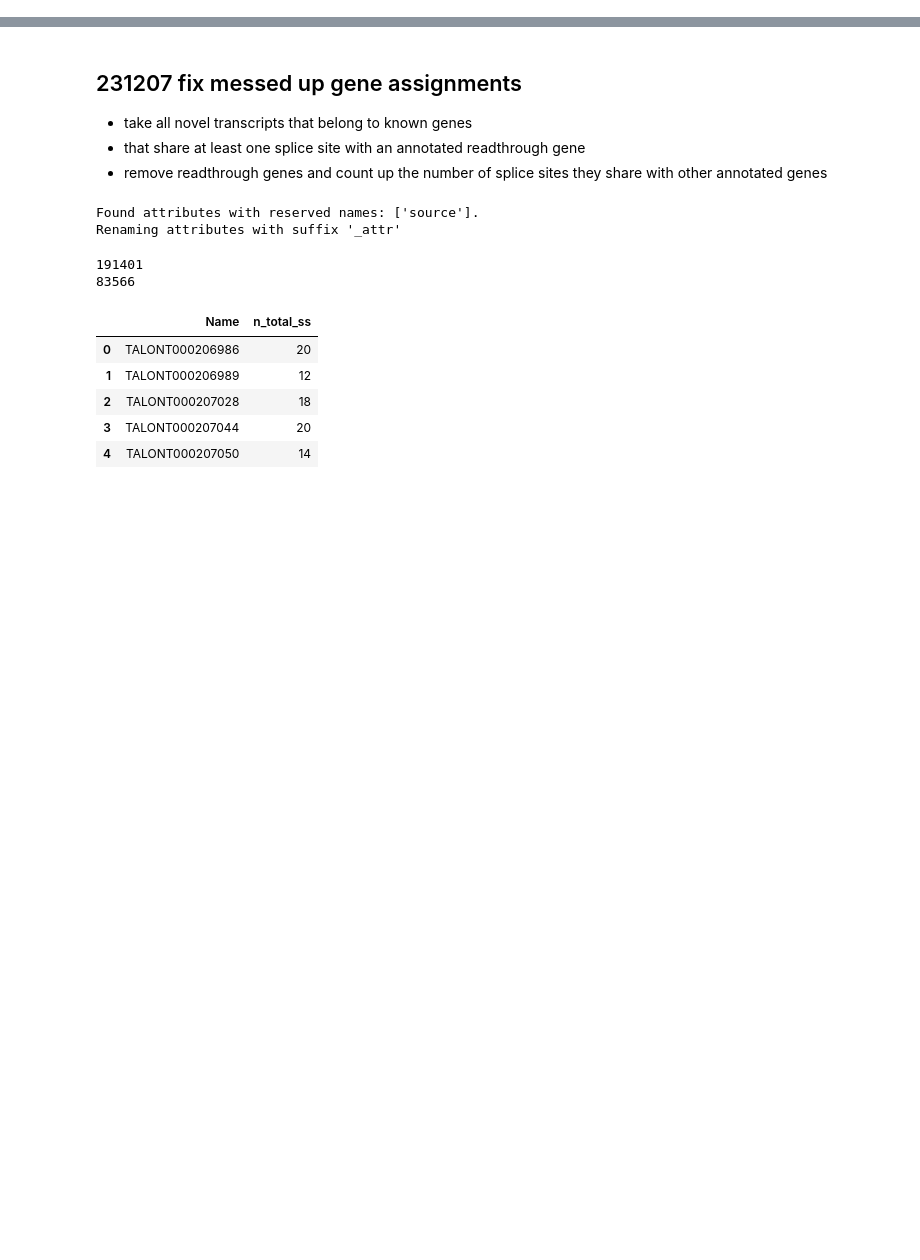
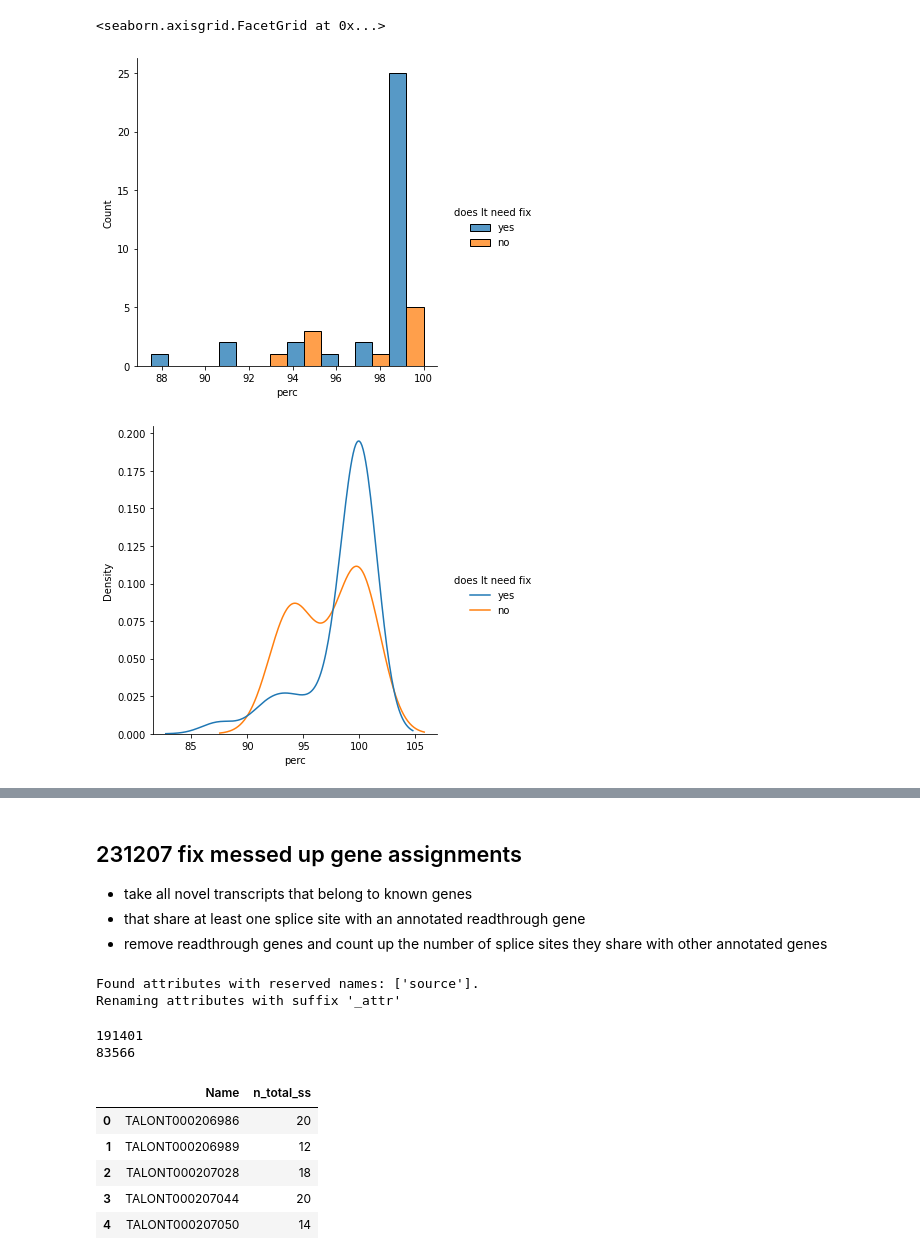
Before and after one commit to fairliereese/paper_rnawg, a Jupyter notebook: figures_revisions/revisions/fix_fusion_gene_assignments.ipynb, the cells around one changed output, grey strips where cells are left out. Cells and saved outputs as stored; diff of their text form; code cells hidden in the pictures; blank space fills up the shorter version.

```diff
--- a/figures_revisions/revisions/fix_fusion_gene_assignments.ipynb
+++ b/figures_revisions/revisions/fix_fusion_gene_assignments.ipynb
@@ -416,0 +903,9 @@ def get_fusion_ss_table(ab, gtf, ref_ics, ver, include_novel=True):
+# %%
+df['new_minus_rt_perc_diff'] = df.perc-df.perc_rt
+# %%
+sns.displot(df, x='perc', hue='does It need fix', multiple='dodge')
+sns.displot(df, x='perc', hue='does It need fix', kind='kde', common_norm = False)
+# %% [output]
+<seaborn.axisgrid.FacetGrid at 0x...>
+[figure, added]
+[figure, added]
```
Also changed, not shown: parts of 64 cells of this notebook, 5 other files.
